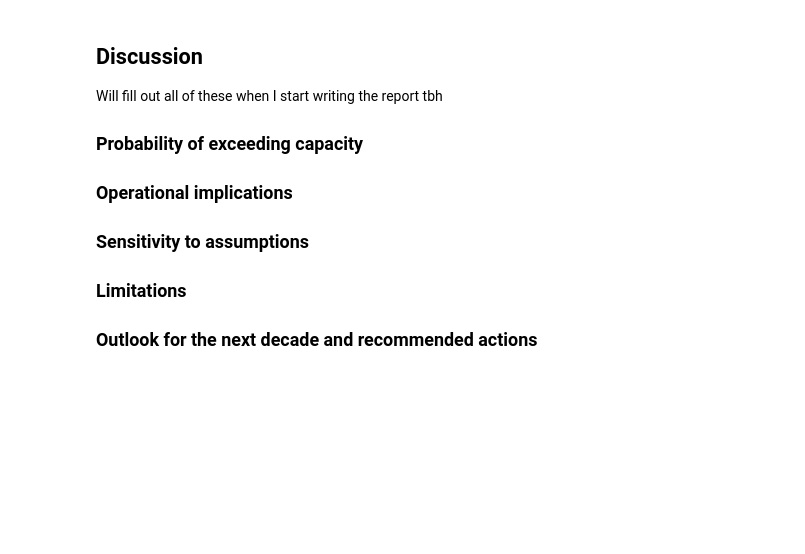
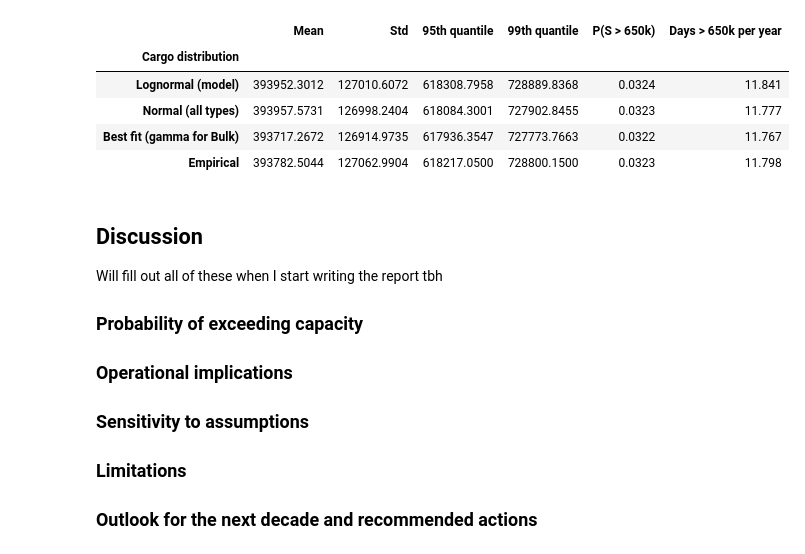
Before and after one commit to nikola300605/Stochastic_Simulation_Group_15, a Jupyter notebook: task_4_7.ipynb, the cells around one changed output. Cells and saved outputs as stored; diff of their text form; code cells hidden in the pictures; blank space fills up the shorter version.

Commit message:
Final code changes, just left to run everything once tomorrow from my side

```diff
--- a/task_4_7.ipynb
+++ b/task_4_7.ipynb
@@ -161,0 +167,37 @@ growth_source_df.round(4)
+# %%
+seasonal_lambdas = [tuple(monthly_rates.loc[m, vessel_types]) for m in range(1, 13)]
+
+cargo_models = {
+    'Lognormal (model)': dists,
+    'Normal (all types)': tuple(fit_normal(mom) for mom in moments_for_types),
+    'Best fit (gamma for Bulk)': (dists[0], dists[1], fit_gamma(moments_for_types[2])),
+    'Empirical': tuple(EmpiricalDist(df[df['Vessel_Type'] == t]['Cargo_tons']) for t in vessel_types),
+}
+
+nsim_sens = 1000
+sens_rows = []
+for name, cargo_dists in cargo_models.items():
+    np.random.seed(42)   # same seed for every model, so the cell gives the same result however it is run
+    S = np.zeros((nsim_sens, 365))
+    for i in range(nsim_sens):
+        S[i] = simDailyCPP(seasonal_lambdas, cargo_dists, month_lengths)[:, 7]
+
+    sens_rows.append({
+        'Cargo distribution': name,
+        'Mean': np.mean(S),
+        'Std': np.std(S, ddof=1),
+        '95th quantile': np.quantile(S, 0.95),
+        '99th quantile': np.quantile(S, 0.99),
+        'P(S > 650k)': np.mean(S > capacity),
+        'Days > 650k per year': np.mean(S > capacity) * 365,
+    })
+
+sensitivity_df = pd.DataFrame(sens_rows).set_index('Cargo distribution')
+sensitivity_df.round(4)
+# %% [output]
+|  | Mean | Std | 95th quantile | 99th quantile | P(S > 650k) | Days > 650k per year |
+| Cargo distribution |  |  |  |  |  |  |
+| Lognormal (model) | 393952.3012 | 127010.6072 | 618308.7958 | 728889.8368 | 0.0324 | 11.841 |
+| Normal (all types) | 393957.5731 | 126998.2404 | 618084.3001 | 727902.8455 | 0.0323 | 11.777 |
+| Best fit (gamma for Bulk) | 393717.2672 | 126914.9735 | 617936.3547 | 727773.7663 | 0.0322 | 11.767 |
+| Empirical | 393782.5044 | 127062.9904 | 618217.0500 | 728800.1500 | 0.0323 | 11.798 |
```
Also changed, not shown: parts of 14 cells of this notebook, 5 other files.
